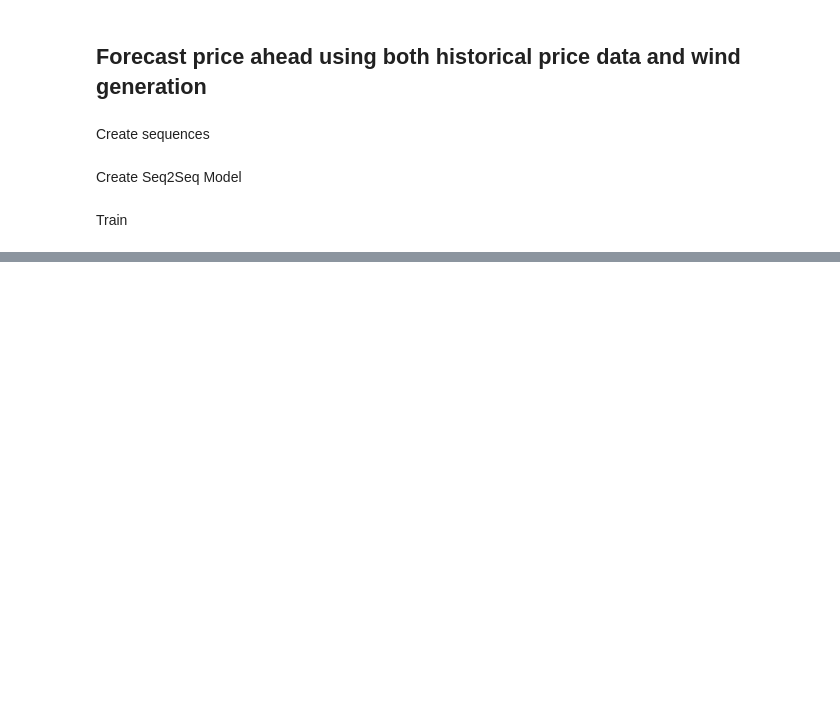
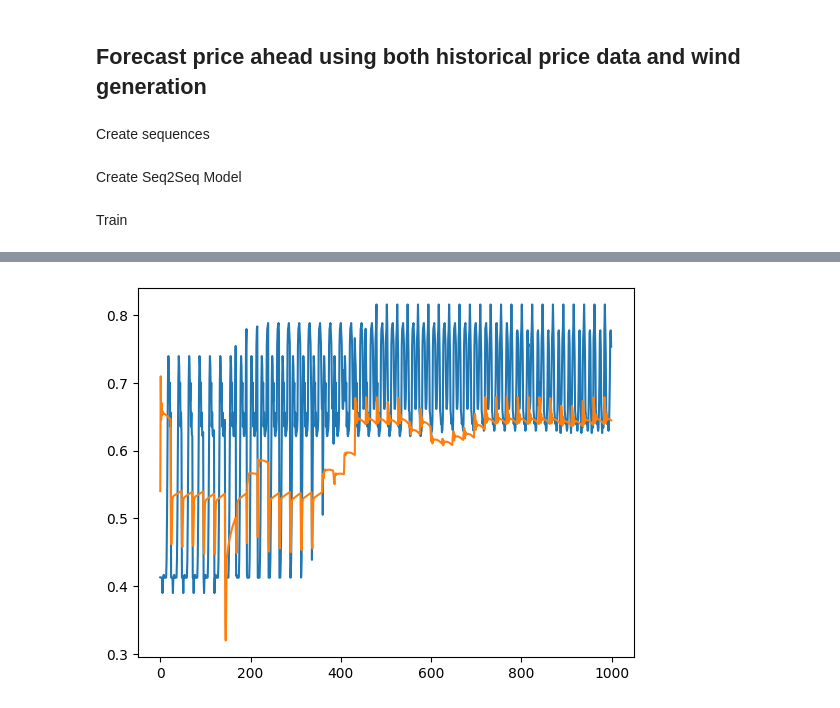
Before and after one commit to atleer/forecast-electricity-markets, a Jupyter notebook: analysis/notebooks/exploration/seq2seq_multivariate.ipynb, the cells around one changed output, grey strips where cells are left out. Cells and saved outputs as stored; diff of their text form; code cells hidden in the pictures; blank space fills up the shorter version.

```diff
--- a/analysis/notebooks/exploration/seq2seq_multivariate.ipynb
+++ b/analysis/notebooks/exploration/seq2seq_multivariate.ipynb
@@ -207 +232,7 @@ with torch.no_grad():
+# %%
+plt.plot(y_train.cpu().numpy().flatten()[:1000])
+with torch.no_grad():
+    plt.plot(predictions.cpu().numpy().flatten()[:1000])
+# %% [output]
+[figure, added]
 # %%
```
Also changed, not shown: parts of 17 cells of this notebook.
